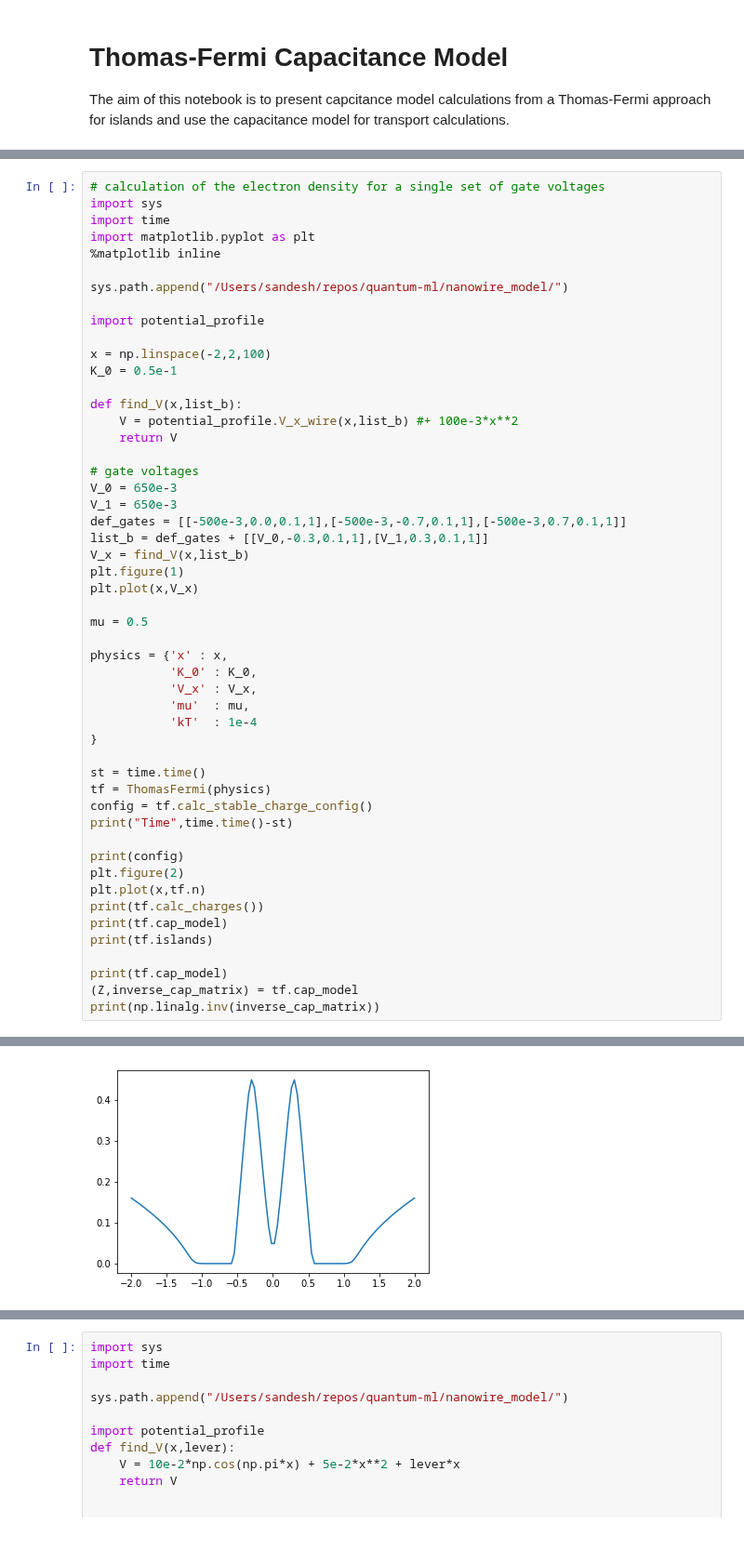
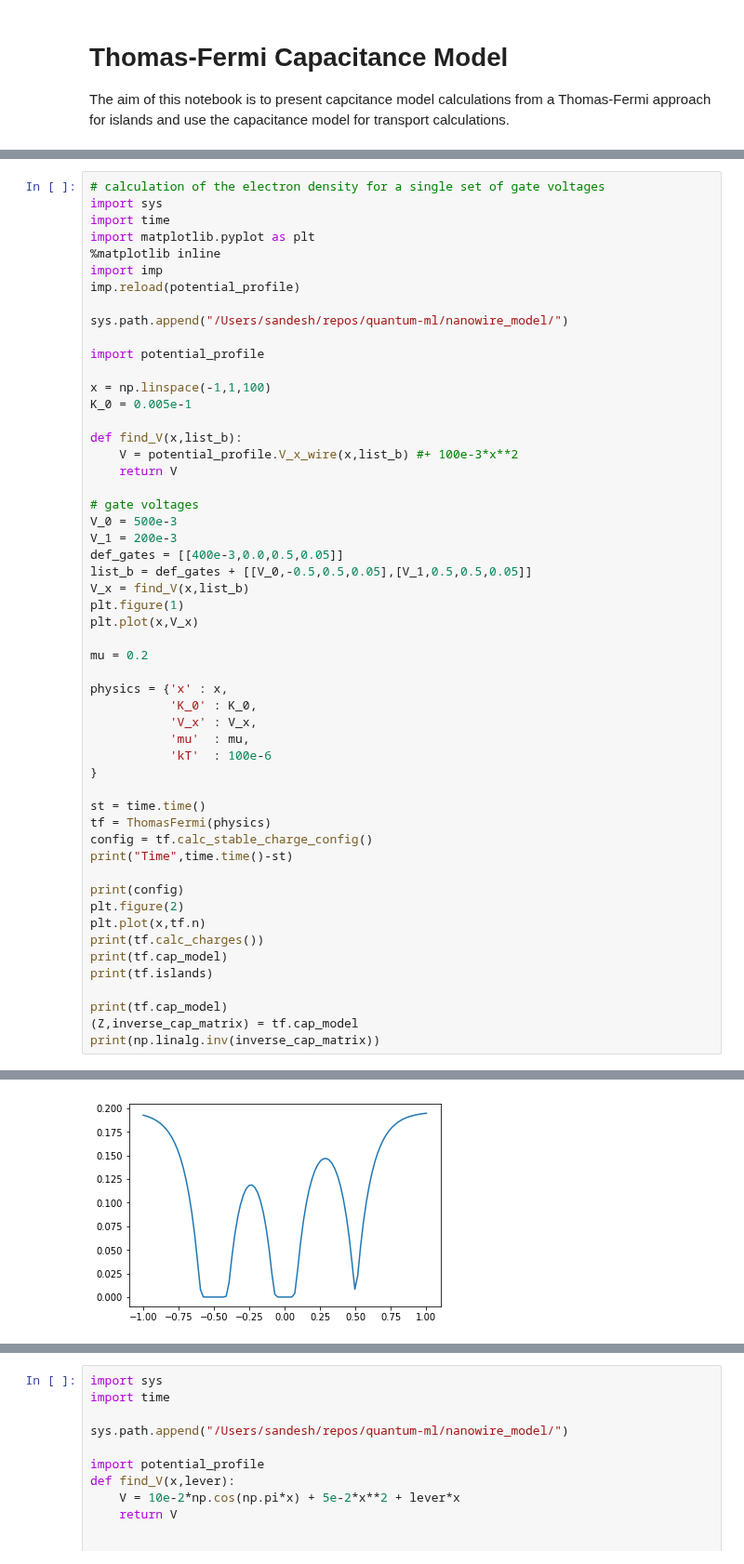
Before and after one commit to Quantumgame/quantum-ml, a Jupyter notebook: test_notebooks/tf_cap_model.ipynb, the cells around one changed output, grey strips where cells are left out. Shown at 93% size. Drawn from its saved outputs; the diff is of its cells as text.

```diff
--- a/test_notebooks/tf_cap_model.ipynb
+++ b/test_notebooks/tf_cap_model.ipynb
@@ -232,34 +256,36 @@ import sys
 import time
 import matplotlib.pyplot as plt
 %matplotlib inline
+import imp
+imp.reload(potential_profile)
 
 sys.path.append("/Users/sandesh/repos/quantum-ml/nanowire_model/")
 
 import potential_profile
 
-x = np.linspace(-2,2,100)
-K_0 = 0.5e-1
+x = np.linspace(-1,1,100)
+K_0 = 0.005e-1
 
 def find_V(x,list_b):
     V = potential_profile.V_x_wire(x,list_b) #+ 100e-3*x**2
     return V
 
 # gate voltages
-V_0 = 650e-3
-V_1 = 650e-3
-def_gates = [[-500e-3,0.0,0.1,1],[-500e-3,-0.7,0.1,1],[-500e-3,0.7,0.1,1]]
-list_b = def_gates + [[V_0,-0.3,0.1,1],[V_1,0.3,0.1,1]]
+V_0 = 500e-3
+V_1 = 200e-3
+def_gates = [[400e-3,0.0,0.5,0.05]]
+list_b = def_gates + [[V_0,-0.5,0.5,0.05],[V_1,0.5,0.5,0.05]]
 V_x = find_V(x,list_b)
 plt.figure(1)
 plt.plot(x,V_x)
 
-mu = 0.5
+mu = 0.2
 
 physics = {'x' : x,
            'K_0' : K_0,
            'V_x' : V_x,
            'mu'  : mu,
-           'kT'  : 1e-4
+           'kT'  : 100e-6
 }
 
 st = time.time()
@@ -292,3 +318,3 @@ Time 0.11654496192932129
-[figure, old version]
+[figure, new version]
 # %%
 N_v = 100
```
Also changed, not shown: parts of 8 cells of this notebook, 7 other files.
